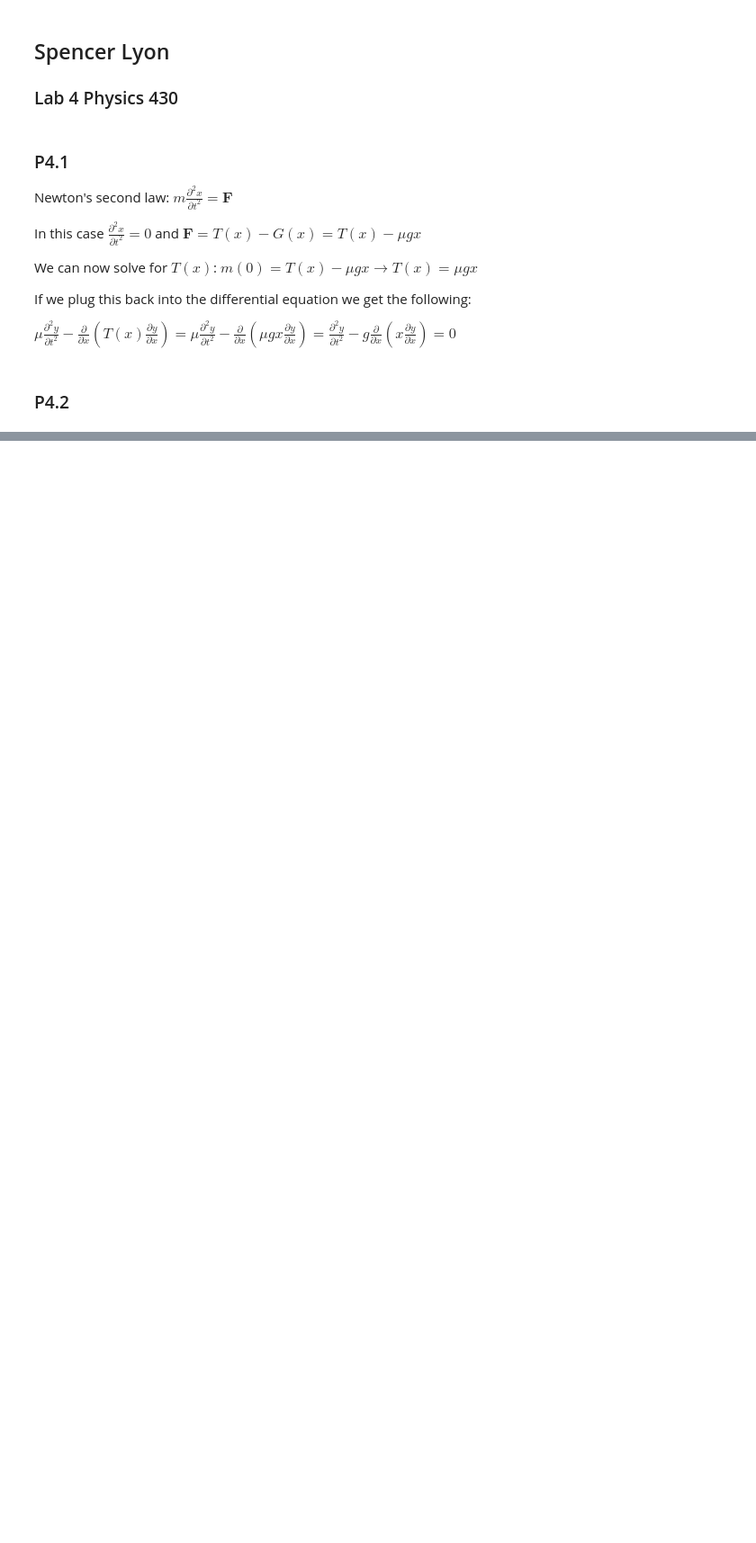
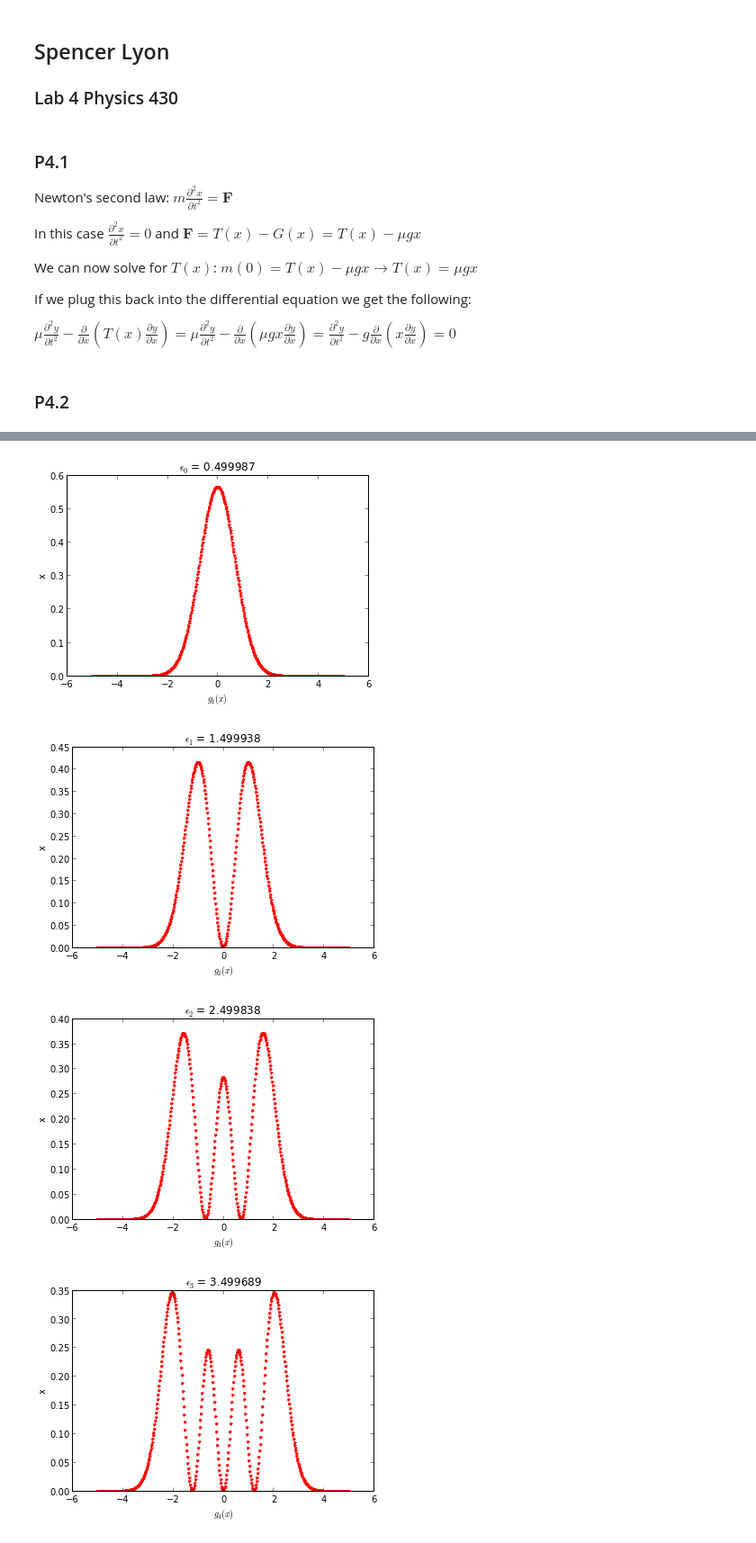
Before and after one commit to sglyon/BYUclasses, a Jupyter notebook: Physics/P430/Python/Lab4.ipynb, the cells around one changed output, grey strips where cells are left out. Shown at 90% size. Drawn from its saved outputs; the diff is of its cells as text; code cells hidden in the pictures; blank space fills up the shorter version.

```diff
--- a/Physics/P430/Python/Lab4.ipynb
+++ b/Physics/P430/Python/Lab4.ipynb
@@ -73,0 +80,62 @@ for i in range(4, 4 + num_plots):
+# %%
+# Define parameters and create grid
+L = 2
+xmin = -5
+xmax = 5
+n = 500
+x, h = make_grid(xmin, xmax, n, 'cell_center_ghost')
+
+# Get number of elements in x (number of rows in A and B)
+n_rows = x.size
+
+# Create A matrix
+A = np.zeros((n_rows, n_rows))
+A[0, 0] = 1  # Boundary conditions are that xsi(-inf) = xsi(inf) = 0
+A[-1, -1] = 1  # Boundary conditions are that xsi(-inf) = xsi(inf) = 0
+
+for i in xrange(1, n_rows - 1):  # Fill in all other rows of A
+    A[i, i - 1: i + 2] = [1 / (h ** 2) * (-1 / 2.),
+                          - 2 / (h ** 2) * (-1 / 2.) + 1. / 2 * x[i] ** 2,
+                          1 / (h ** 2) * (-1 / 2.)]
+
+# Create B matrix
+B = np.eye(n_rows)
+B[-1, -1] = 0  # Equation 4.8
+B[0, 0] = 0  # Equation 4.10
+B[0, 1] = 0  # Equation 4.10
+
+# Solve genearalized eigenvalue problem (eigen.m for python)
+lamb, v1 = la.eig(A, B)
+
+epsi_raw = lamb  # epsilon is equal to the eigenvalues
+
+epsi, k = [np.sort(epsi_raw), np.argsort(epsi_raw)]  # sort and get indices
+
+epsi_real = np.arange(epsi.size) + 1. / 2
+
+soln = pd.DataFrame(np.column_stack([epsi.real, epsi_real,
+                                     np.abs(epsi.real - epsi_real)]),
+                    columns=['My solution', 'Real solution', 'Abs Error'])
+
+soln.head()
+
+num_plots = 4
+# plt.figure(figsize = (16, 3))
+
+for i in range(num_plots):
+    t = r'$\epsilon_{%s}$ = %.6f' \
+                % (i, epsi[i])
+    gn = v1[:, k[i]]
+    A = 1 / np.abs(trapz(np.abs(gn ** 2), x))
+    # plt.subplot(1, num_plots, i + 1)
+    plt.figure()
+    plt.plot(x, A * np.abs(gn ** 2), 'r.')
+    plt.title(t)
+    plt.xlabel(r'$g_{%s}(x)$' % (i + 1))
+    plt.ylabel('x')
+    plt.draw()
+# %% [output]
+[figure, added]
+[figure, added]
+[figure, added]
+[figure, added]
```
Also changed, not shown: parts of 5 cells of this notebook, 4 other files.
